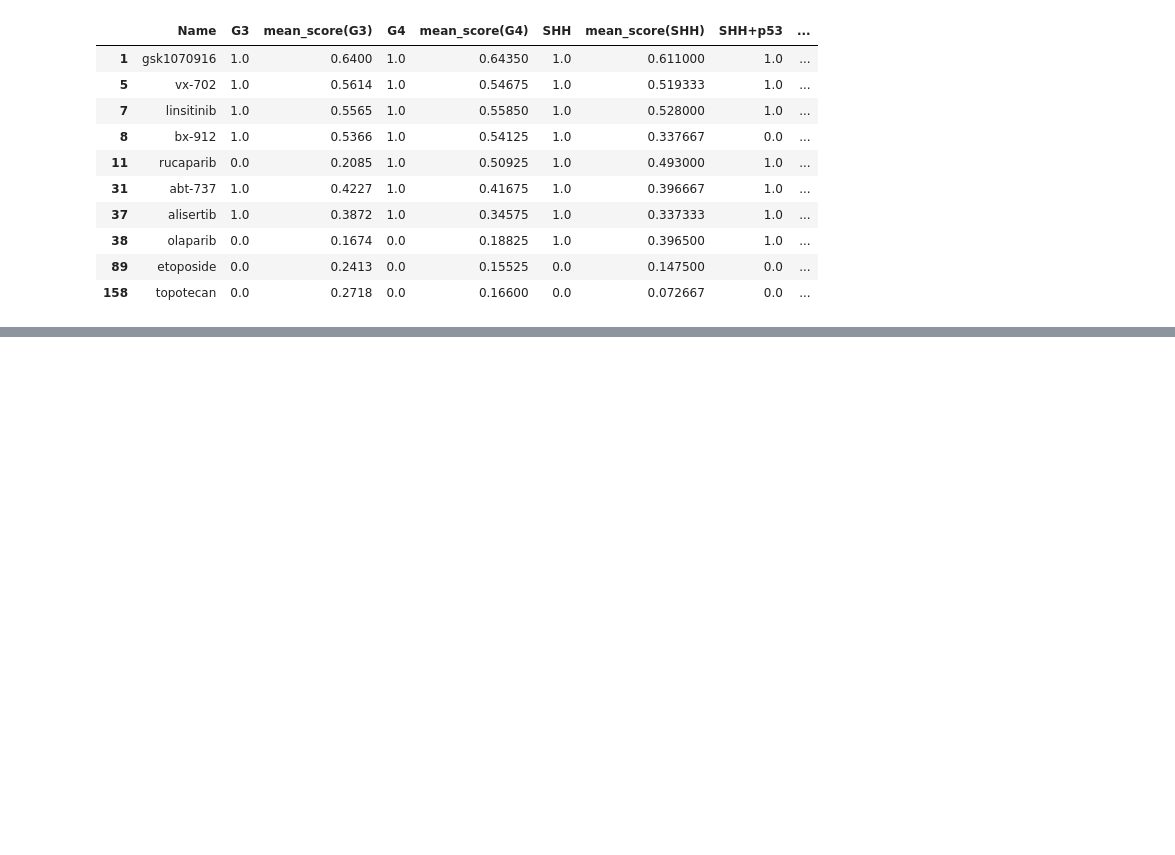
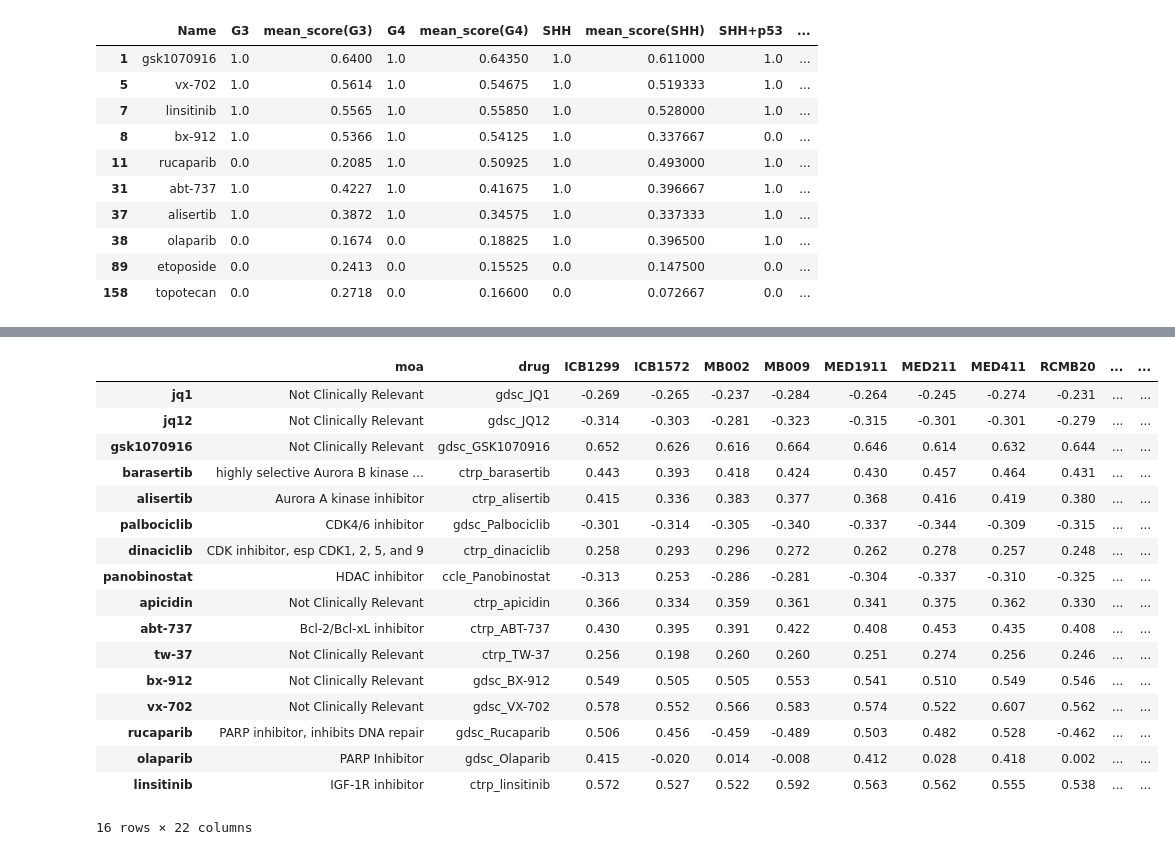
Before and after one commit to edjuaro/pdx-hts, a Jupyter notebook: Notebooks/step_5_combine_results.ipynb, the cells around one changed output, grey strips where cells are left out. Saved outputs shown, nothing was run; the diff lists cells and outputs as text; code cells hidden in the pictures; blank space fills up the shorter version.

```diff
--- a/Notebooks/step_5_combine_results.ipynb
+++ b/Notebooks/step_5_combine_results.ipynb
@@ -392,0 +473,29 @@ writer.save()
+# %%
+drug_list = """NVP-BGT226
+BKM120
+GSK2126458
+PRIMAmet
+JQ1
+iBET762
+GSK1070916
+Barasertib
+Alisertib
+Palbociclib
+Dinaciclib
+Prexacertib
+GSK126
+Panobinostat
+Trichostatin A
+Apicidin
+ABT-737
+TW-37
+bx-912
+SB525334
+vx-702
+Rucaparib
+Olaparib
+Linsitinib"""
+drug_list = drug_list.split('\n')
+lower_drugs = [x.lower() for x in drug_list]
+print(f'There are {len(lower_drugs)} drugs')
+lower_drugs
@@ -392,0 +521,24 @@ writer.save()
+# %%
+exact_drugs = pd.DataFrame()
+for drug in lower_drugs:
+    exact_drugs = exact_drugs.append(all_pdx[all_pdx.index.str.contains(drug)])
+exact_drugs
+# %% [output]
+|  | moa | drug | ICB1299 | ICB1572 | MB002 | MB009 | MED1911 | MED211 | MED411 | RCMB20 | ... | ... |
+| jq1 | Not Clinically Relevant | gdsc_JQ1 | -0.269 | -0.265 | -0.237 | -0.284 | -0.264 | -0.245 | -0.274 | -0.231 | ... | ... |
+| jq12 | Not Clinically Relevant | gdsc_JQ12 | -0.314 | -0.303 | -0.281 | -0.323 | -0.315 | -0.301 | -0.301 | -0.279 | ... | ... |
+| gsk1070916 | Not Clinically Relevant | gdsc_GSK1070916 | 0.652 | 0.626 | 0.616 | 0.664 | 0.646 | 0.614 | 0.632 | 0.644 | ... | ... |
+| barasertib | highly selective Aurora B kinase ... | ctrp_barasertib | 0.443 | 0.393 | 0.418 | 0.424 | 0.430 | 0.457 | 0.464 | 0.431 | ... | ... |
+| alisertib | Aurora A kinase inhibitor | ctrp_alisertib | 0.415 | 0.336 | 0.383 | 0.377 | 0.368 | 0.416 | 0.419 | 0.380 | ... | ... |
+| palbociclib | CDK4/6 inhibitor | gdsc_Palbociclib | -0.301 | -0.314 | -0.305 | -0.340 | -0.337 | -0.344 | -0.309 | -0.315 | ... | ... |
+| dinaciclib | CDK inhibitor, esp CDK1, 2, 5, and 9 | ctrp_dinaciclib | 0.258 | 0.293 | 0.296 | 0.272 | 0.262 | 0.278 | 0.257 | 0.248 | ... | ... |
+| panobinostat | HDAC inhibitor | ccle_Panobinostat | -0.313 | 0.253 | -0.286 | -0.281 | -0.304 | -0.337 | -0.310 | -0.325 | ... | ... |
+| apicidin | Not Clinically Relevant | ctrp_apicidin | 0.366 | 0.334 | 0.359 | 0.361 | 0.341 | 0.375 | 0.362 | 0.330 | ... | ... |
+| abt-737 | Bcl-2/Bcl-xL inhibitor | ctrp_ABT-737 | 0.430 | 0.395 | 0.391 | 0.422 | 0.408 | 0.453 | 0.435 | 0.408 | ... | ... |
+| tw-37 | Not Clinically Relevant | ctrp_TW-37 | 0.256 | 0.198 | 0.260 | 0.260 | 0.251 | 0.274 | 0.256 | 0.246 | ... | ... |
+| bx-912 | Not Clinically Relevant | gdsc_BX-912 | 0.549 | 0.505 | 0.505 | 0.553 | 0.541 | 0.510 | 0.549 | 0.546 | ... | ... |
+| vx-702 | Not Clinically Relevant | gdsc_VX-702 | 0.578 | 0.552 | 0.566 | 0.583 | 0.574 | 0.522 | 0.607 | 0.562 | ... | ... |
+| rucaparib | PARP inhibitor, inhibits DNA repair | gdsc_Rucaparib | 0.506 | 0.456 | -0.459 | -0.489 | 0.503 | 0.482 | 0.528 | -0.462 | ... | ... |
+| olaparib | PARP Inhibitor | gdsc_Olaparib | 0.415 | -0.020 | 0.014 | -0.008 | 0.412 | 0.028 | 0.418 | 0.002 | ... | ... |
+| linsitinib | IGF-1R inhibitor | ctrp_linsitinib | 0.572 | 0.527 | 0.522 | 0.592 | 0.563 | 0.562 | 0.555 | 0.538 | ... | ... |
+16 rows × 22 columns
```
Also changed, not shown: parts of 33 cells of this notebook, 4 other files.
